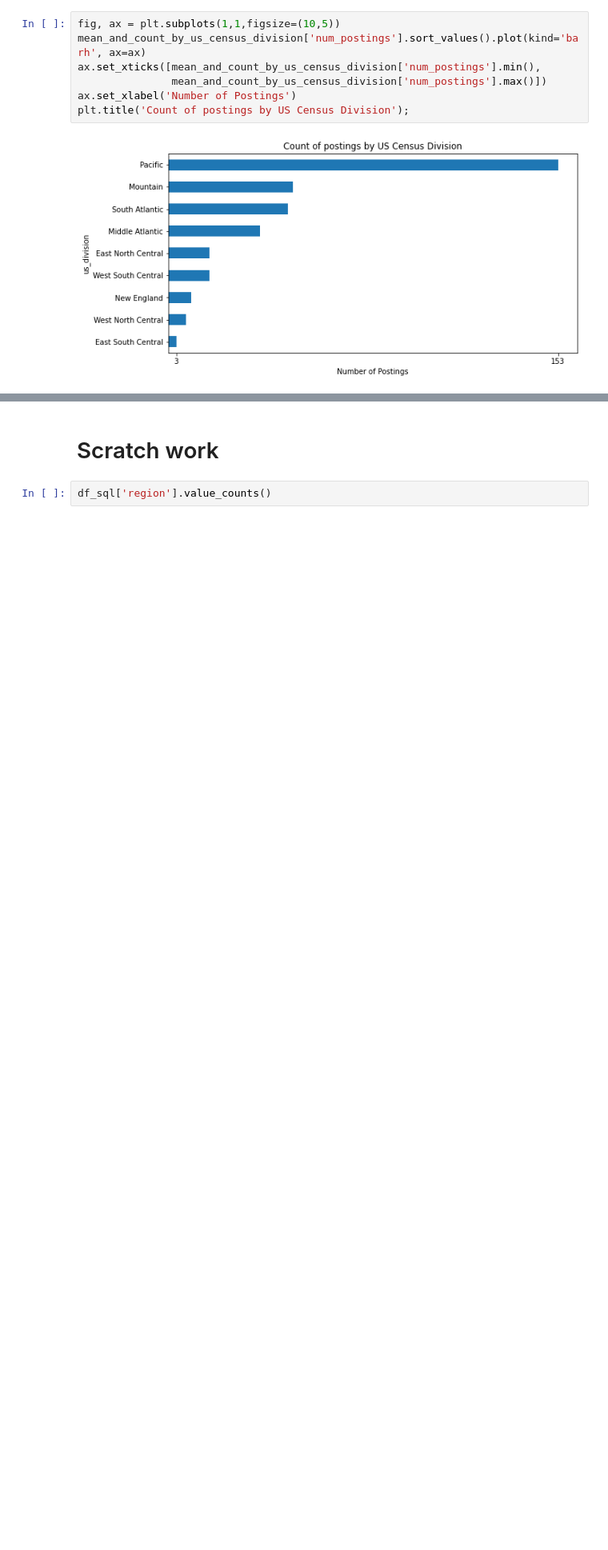
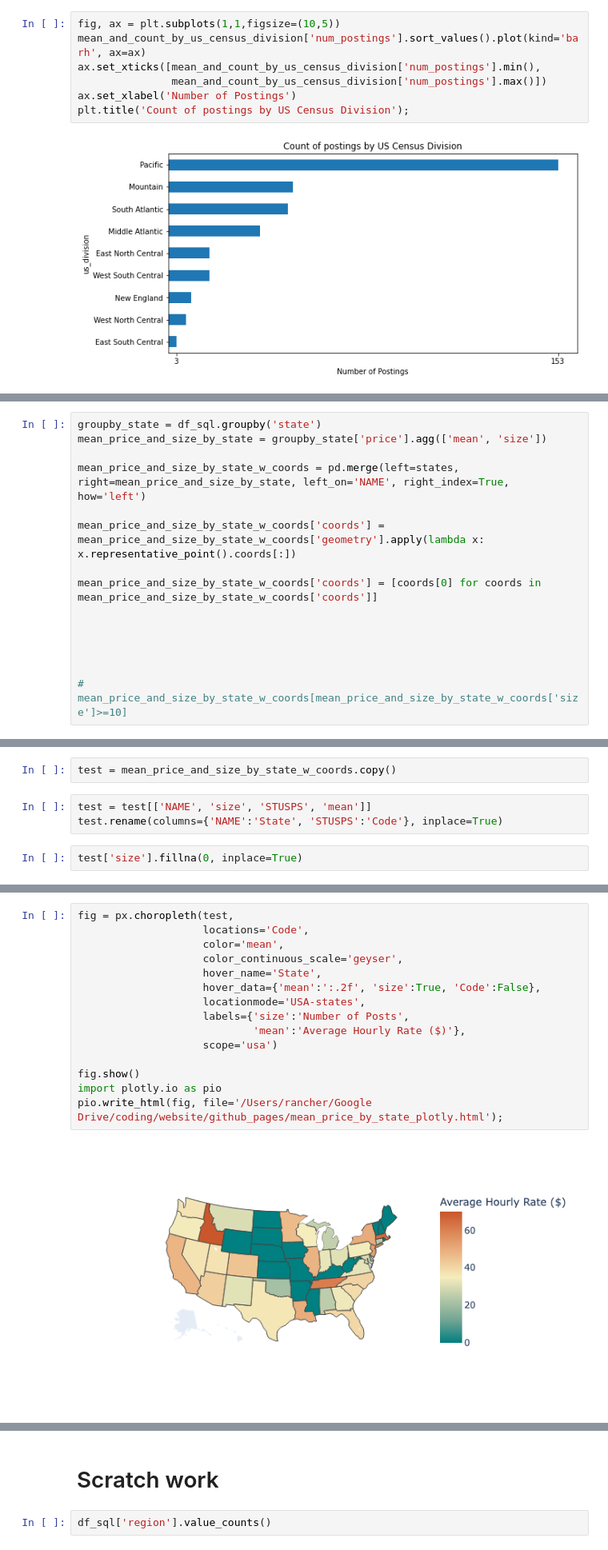
Before and after one commit to papir805/craigslist_web_scraper, a Jupyter notebook: CL_eda/tutoring_EDA_with_SQL.ipynb, the cells around one changed output, grey strips where cells are left out. Shown: that part at 80% size. Saved outputs shown, nothing was run; the diff lists cells and outputs as text; blank space fills up the shorter version.

```diff
--- a/CL_eda/tutoring_EDA_with_SQL.ipynb
+++ b/CL_eda/tutoring_EDA_with_SQL.ipynb
@@ -481,0 +691,15 @@ plt.title('Count of postings by US Census Division');
+# %%
+groupby_state = df_sql.groupby('state')
+mean_price_and_size_by_state = groupby_state['price'].agg(['mean', 'size'])
+
+mean_price_and_size_by_state_w_coords = pd.merge(left=states, right=mean_price_and_size_by_state, left_on='NAME', right_index=True, how='left')
+
+mean_price_and_size_by_state_w_coords['coords'] = mean_price_and_size_by_state_w_coords['geometry'].apply(lambda x: x.representative_point().coords[:])
+
+mean_price_and_size_by_state_w_coords['coords'] = [coords[0] for coords in mean_price_and_size_by_state_w_coords['coords']]
+
+
+
+
+
+# mean_price_and_size_by_state_w_coords[mean_price_and_size_by_state_w_coords['size']>=10]
@@ -481,0 +737,7 @@ plt.title('Count of postings by US Census Division');
+# %%
+test = mean_price_and_size_by_state_w_coords.copy()
+# %%
+test = test[['NAME', 'size', 'STUSPS', 'mean']]
+test.rename(columns={'NAME':'State', 'STUSPS':'Code'}, inplace=True)
+# %%
+test['size'].fillna(0, inplace=True)
@@ -481,0 +777,17 @@ plt.title('Count of postings by US Census Division');
+# %%
+fig = px.choropleth(test,
+                    locations='Code',
+                    color='mean',
+                    color_continuous_scale='geyser',
+                    hover_name='State',
+                    hover_data={'mean':':.2f', 'size':True, 'Code':False},
+                    locationmode='USA-states',
+                    labels={'size':'Number of Posts',
+                            'mean':'Average Hourly Rate ($)'},
+                    scope='usa')
+
+fig.show()
+import plotly.io as pio
+pio.write_html(fig, file='/Users/rancher/Google Drive/coding/website/github_pages/mean_price_by_state_plotly.html');
+# %% [output]
+[figure, added]
```
Also changed, not shown: parts of 85 cells of this notebook, 2 other files.
